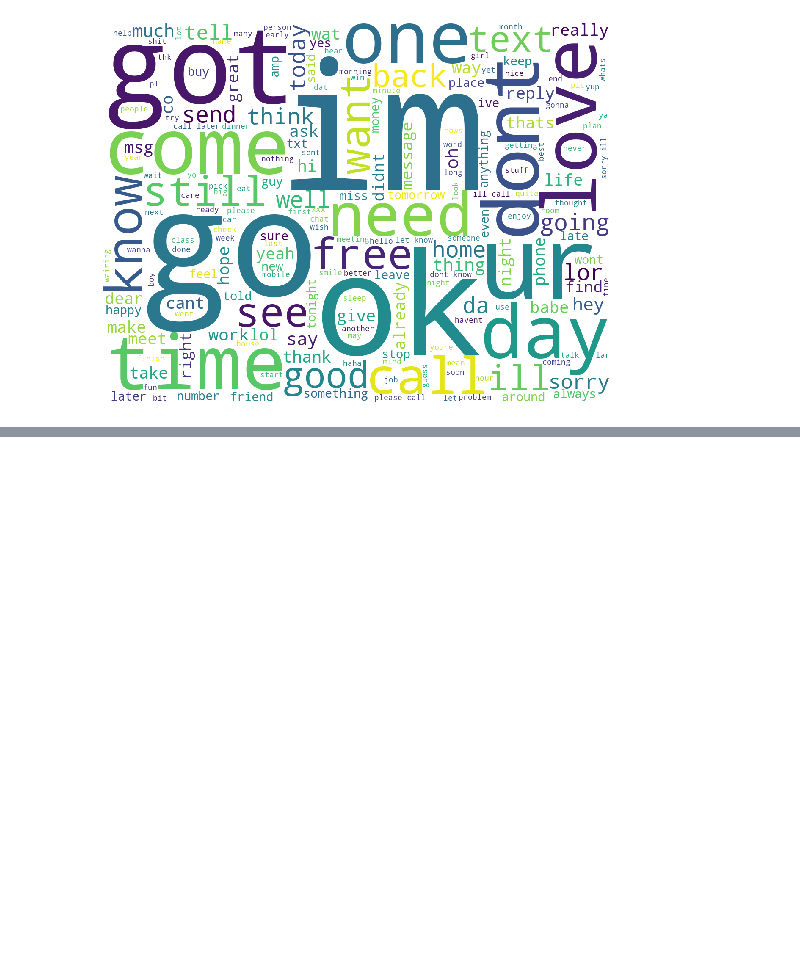
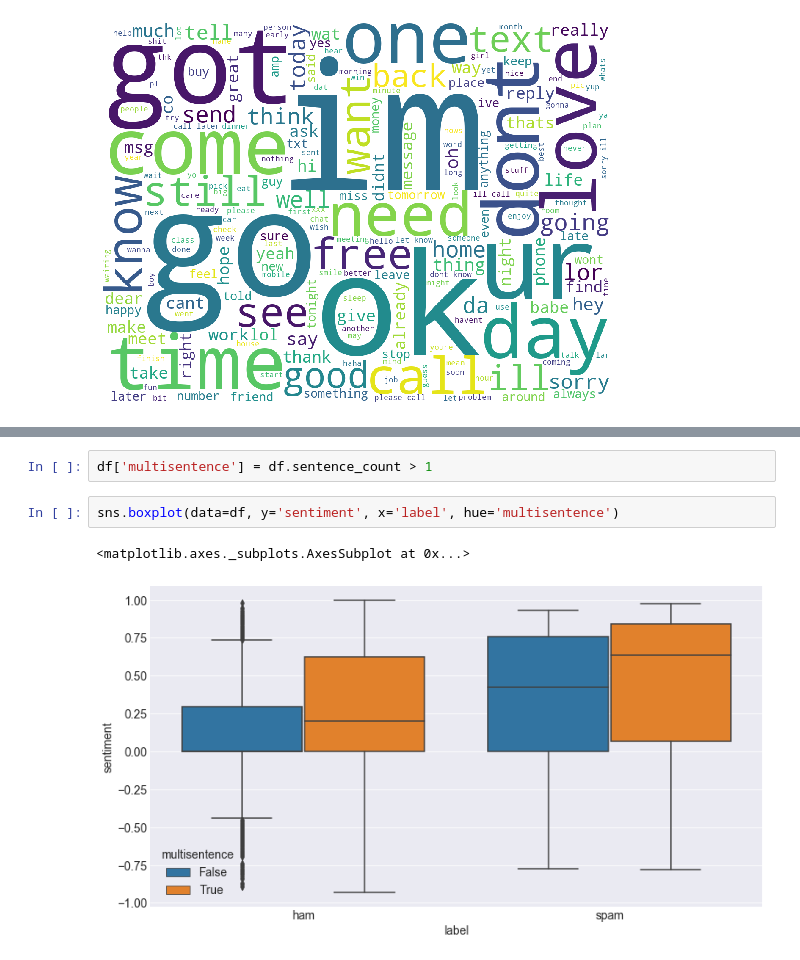
Before and after one commit to CodeupClassroom/curie-natural-language-processing, a Jupyter notebook: explore_lesson.ipynb, the cells around one changed output, grey strips where cells are left out. Cells and saved outputs as stored; diff of their text form; blank space fills up the shorter version.

```diff
--- a/explore_lesson.ipynb
+++ b/explore_lesson.ipynb
@@ -240,0 +308,7 @@ plt.axis('off')
+# %%
+df['multisentence'] = df.sentence_count > 1
+# %%
+sns.boxplot(data=df, y='sentiment', x='label', hue='multisentence')
+# %% [output]
+<matplotlib.axes._subplots.AxesSubplot at 0x...>
+[figure, added]
```
Also changed, not shown: parts of 18 cells of this notebook.
